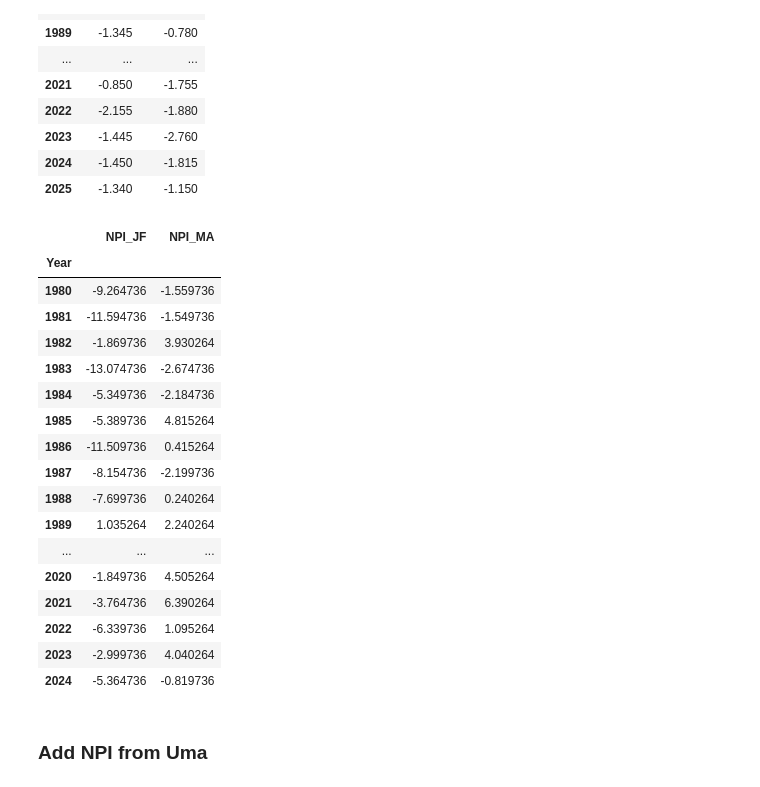
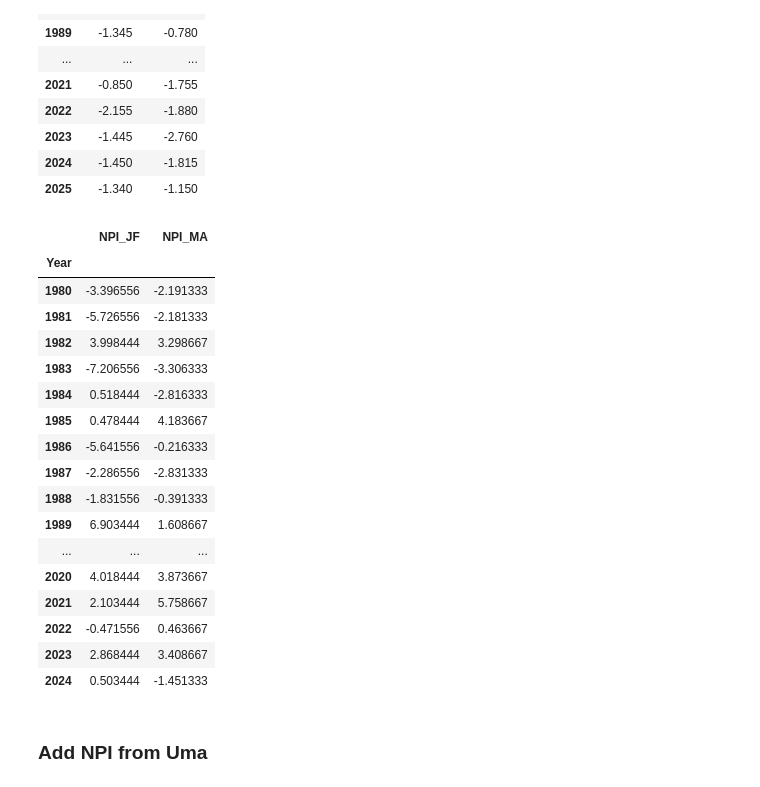
Before and after one commit to PanCanAK-Fire/predictors-remote, a Jupyter notebook: JupyterNotebooks/prototype_make_dataframe.ipynb, the cells around one changed output. Drawn from its saved outputs; the diff is of its cells as text; code cells hidden in the pictures.

```diff
--- a/JupyterNotebooks/prototype_make_dataframe.ipynb
+++ b/JupyterNotebooks/prototype_make_dataframe.ipynb
@@ -336,44 +328,47 @@ data_pdo
 # %%
 fp_npi = datadir / f"predictors_raw/teleconnections/{np}"
 data_npi = pd.read_csv(fp_npi, skiprows=1, delim_whitespace=True, names=['YrMnth', 'NPI'],
                        engine='python')
 data_npi['Year'] = data_npi['YrMnth'].astype(str).str[:4].astype(int)
 data_npi['Month'] = data_npi['YrMnth'].astype(str).str[4:].astype(int)
 data_npi = data_npi[data_npi['Year'] >= 1980]
 data_npi.replace(-999.0, npy.nan, inplace=True)
-data_npi['NPI'] = data_npi['NPI'].transform(lambda x: ((x - x.mean())))
+# data_npi['NPI'] = data_npi['NPI'].transform(lambda x: ((x - x.mean())))
 data_npi = data_npi[data_npi['Month'].isin([1, 2, 3, 4])]
 data_npi = data_npi.astype(float)
 data_npi['Year'] = data_npi['Year'].astype(int)
 
 data_npi['label'] = data_npi.apply(
     lambda row: 'JF' if row.Month in [1, 2] else 'MA',
     axis=1
     )
 data_npi.drop(columns=['YrMnth', 'Month'], inplace=True)
 data_npi = data_npi.groupby(['Year', 'label']).mean().reset_index().pivot(
     index='Year', columns='label', values=['NPI'])
 data_npi.columns = data_npi.columns.to_series().apply('_'.join)
+for col in data_npi.columns:
+    data_npi[col] = data_npi[col].transform(lambda x: ((x - x.mean())))
+
 data_npi
 # %% [output]
 |  | NPI_JF | NPI_MA |
 | Year |  |  |
-| 1980 | -9.264736 | -1.559736 |
-| 1981 | -11.594736 | -1.549736 |
-| 1982 | -1.869736 | 3.930264 |
-| 1983 | -13.074736 | -2.674736 |
-| 1984 | -5.349736 | -2.184736 |
-| 1985 | -5.389736 | 4.815264 |
-| 1986 | -11.509736 | 0.415264 |
-| 1987 | -8.154736 | -2.199736 |
-| 1988 | -7.699736 | 0.240264 |
-| 1989 | 1.035264 | 2.240264 |
+| 1980 | -3.396556 | -2.191333 |
+| 1981 | -5.726556 | -2.181333 |
+| 1982 | 3.998444 | 3.298667 |
+| 1983 | -7.206556 | -3.306333 |
+| 1984 | 0.518444 | -2.816333 |
+| 1985 | 0.478444 | 4.183667 |
+| 1986 | -5.641556 | -0.216333 |
+| 1987 | -2.286556 | -2.831333 |
+| 1988 | -1.831556 | -0.391333 |
+| 1989 | 6.903444 | 1.608667 |
 | ... | ... | ... |
-| 2020 | -1.849736 | 4.505264 |
-| 2021 | -3.764736 | 6.390264 |
-| 2022 | -6.339736 | 1.095264 |
-| 2023 | -2.999736 | 4.040264 |
-| 2024 | -5.364736 | -0.819736 |
+| 2020 | 4.018444 | 3.873667 |
+| 2021 | 2.103444 | 5.758667 |
+| 2022 | -0.471556 | 0.463667 |
+| 2023 | 2.868444 | 3.408667 |
+| 2024 | 0.503444 | -1.451333 |
 # %% [markdown]
 ### Add NPI from Uma
 # %%
```
Also changed, not shown: parts of 5 cells of this notebook, 5 other files.
